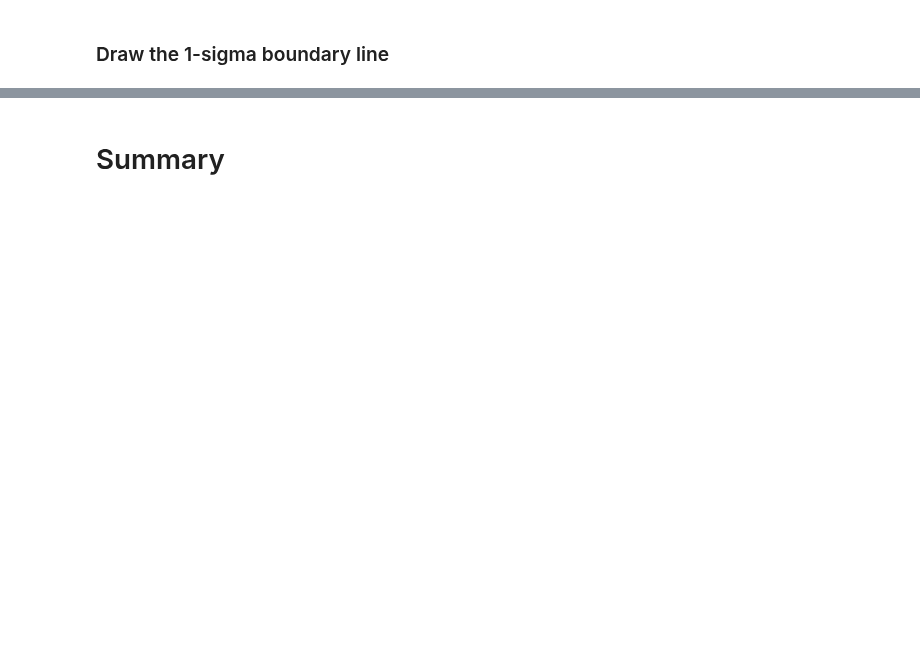
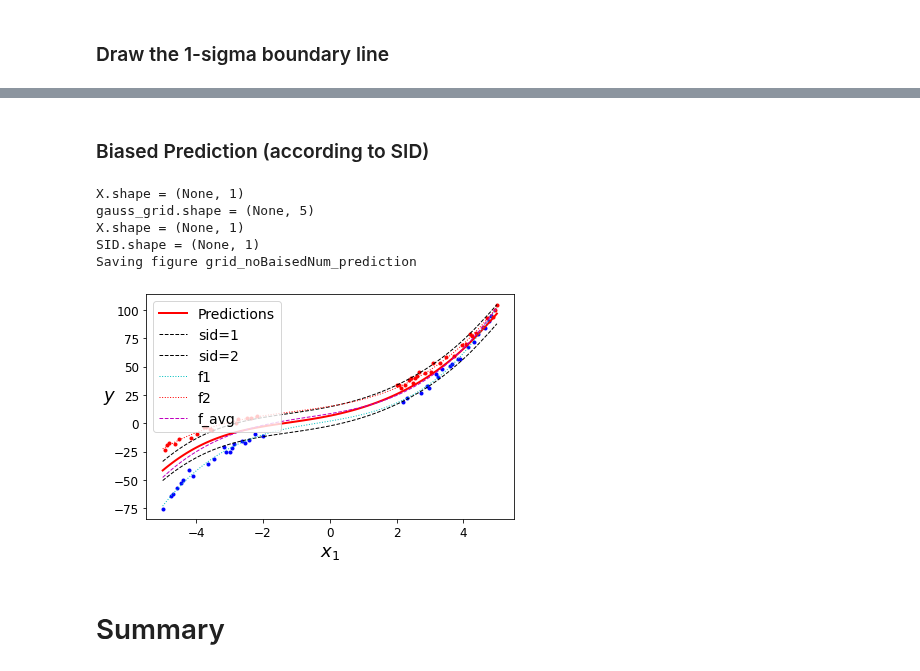
Before and after one commit to Benson516/HandsOnML2_learn, a Jupyter notebook: regression_test_2.ipynb, the cells around one changed output, grey strips where cells are left out. Saved outputs shown, nothing was run; the diff lists cells and outputs as text; code cells hidden in the pictures; blank space fills up the shorter version.

```diff
--- a/regression_test_2.ipynb
+++ b/regression_test_2.ipynb
@@ -1208,3 +1267,30 @@ TypeError: in user code:
+# %% [markdown]
+### Biased Prediction (according to SID)
+# %%
+def predict_with_biase_sid(X, sid=1):
+    return model_biased.predict([X, tf.fill( (X.shape[0],1), sid)])
+
+draw_points(X_train, y_train, sid_train)
+#
+draw_func(model.predict, mark='r-', linewidth=2, label="Predictions")
+for _idx in range(num_subject):
+    _sid = _idx + 1
+    draw_func(lambda X: predict_with_biase_sid(X, _sid), mark='k--', linewidth=1, label=("sid=%d" % _sid))
+#
+draw_normal_func(func_dict)
+plt.xlabel("$x_1$", fontsize=18)
+plt.ylabel("$y$", rotation=0, fontsize=18)
+plt.legend(loc="upper left", fontsize=14)
+# plt.axis([-3, 3, 0, 10])
+save_fig("grid_noBaisedNum_prediction")
+plt.show()
+# %% [output]
+X.shape = (None, 1)
+gauss_grid.shape = (None, 5)
+X.shape = (None, 1)
+SID.shape = (None, 1)
+Saving figure grid_noBaisedNum_prediction
+[figure, added]
 # %% [markdown]
 # Summary
 # %%
```
Also changed, not shown: parts of 45 cells of this notebook.
